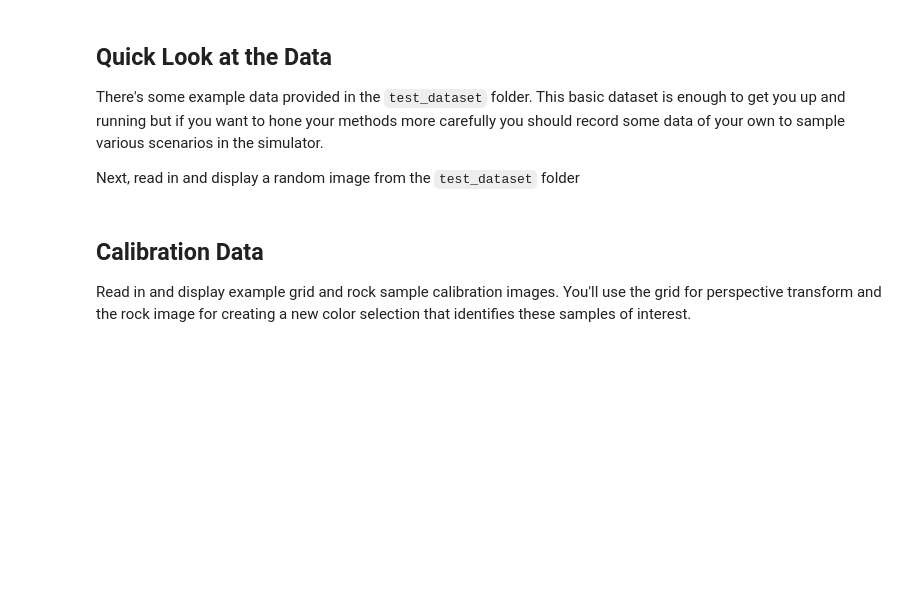
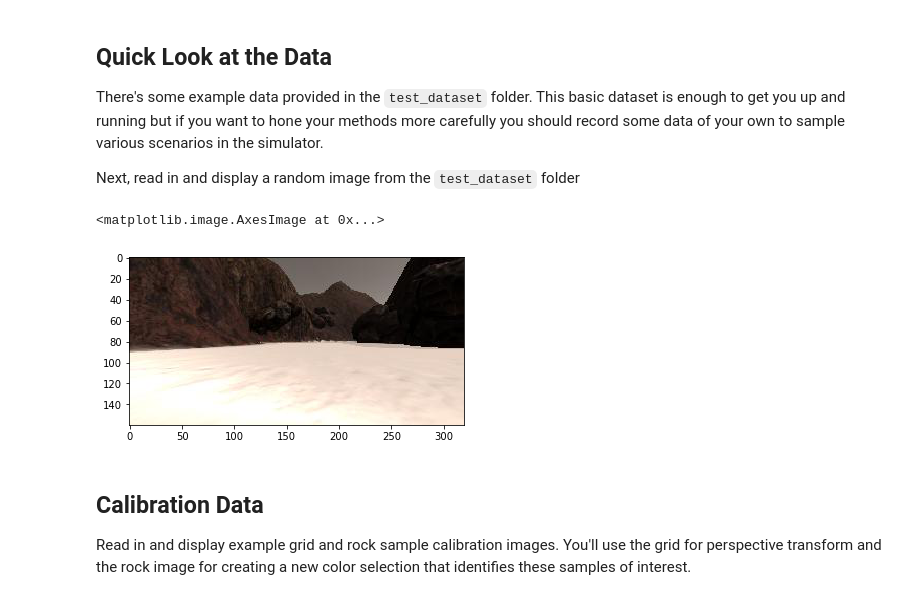
Before and after one commit to apolanco3225/Rover-Project-RND, a Jupyter notebook: code/Rover_Project_Test_Notebook.ipynb, the cells around one changed output. Drawn from its saved outputs; the diff is of its cells as text; code cells hidden in the pictures; blank space fills up the shorter version.

```diff
--- a/code/Rover_Project_Test_Notebook.ipynb
+++ b/code/Rover_Project_Test_Notebook.ipynb
@@ -43,10 +37,15 @@ Next, read in and display a random image from the `test_dataset` folder
 # %%
 path = '../test_dataset/IMG/*'
 img_list = glob.glob(path)
 # Grab a random image and display it
 idx = np.random.randint(0, len(img_list)-1)
 image = mpimg.imread(img_list[idx])
 plt.imshow(image)
+
+example_rock
+# %% [output]
+<matplotlib.image.AxesImage at 0x...>
+[figure, added]
 # %% [markdown]
 ## Calibration Data
 Read in and display example grid and rock sample calibration images.  You'll use the grid for perspective transform and the rock image for creating a new color selection that identifies these samples of interest.
```
Also changed, not shown: parts of 11 cells of this notebook, 2 other files.
